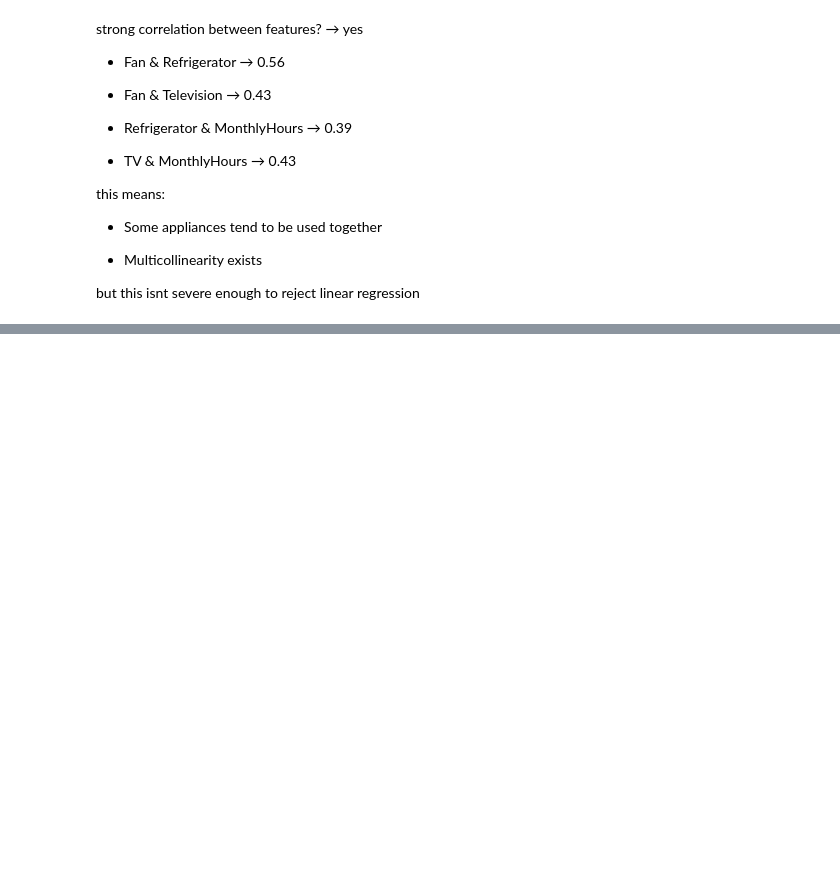
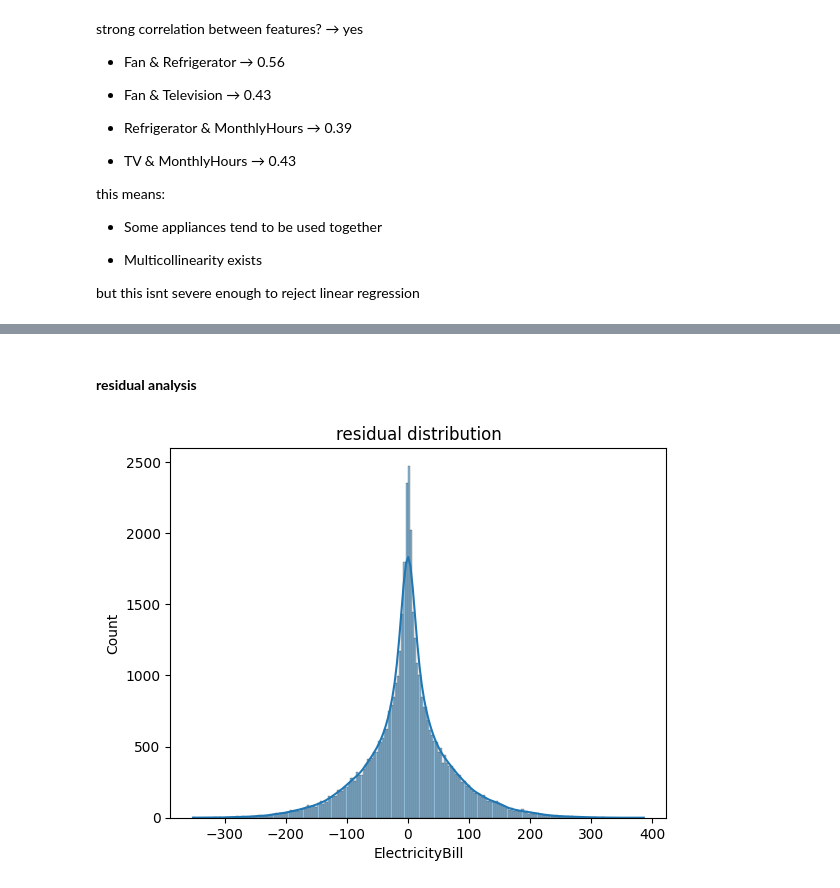
Before and after one commit to ibrahimjohar/Machine-Learning-Fall-2025, a Jupyter notebook: Labs/08/lab08-tasks.ipynb, the cells around one changed output, grey strips where cells are left out. Cells and saved outputs as stored; diff of their text form; code cells hidden in the pictures; blank space fills up the shorter version.

```diff
--- a/Labs/08/lab08-tasks.ipynb
+++ b/Labs/08/lab08-tasks.ipynb
@@ -312,0 +329,24 @@ but this isnt severe enough to reject linear regression
+# %% [markdown]
+#### **residual analysis**
+# %%
+from sklearn.linear_model import LinearRegression
+
+#prepare data
+df2_encoded = pd.get_dummies(df2, drop_first=True) #encode City & Company
+
+X2 = df2_encoded.drop("ElectricityBill", axis=1)
+y2 = df2_encoded["ElectricityBill"]
+# %%
+#fit the model
+lr2 = LinearRegression()
+lr2.fit(X2, y2)
+
+#predict and residuals
+y2_pred = lr2.predict(X2)
+residuals = y2_pred - y2
+# %%
+sns.histplot(residuals, kde=True)
+plt.title("residual distribution")
+plt.show()
+# %% [output]
+[figure, added]
```
Also changed, not shown: parts of 10 cells of this notebook.
